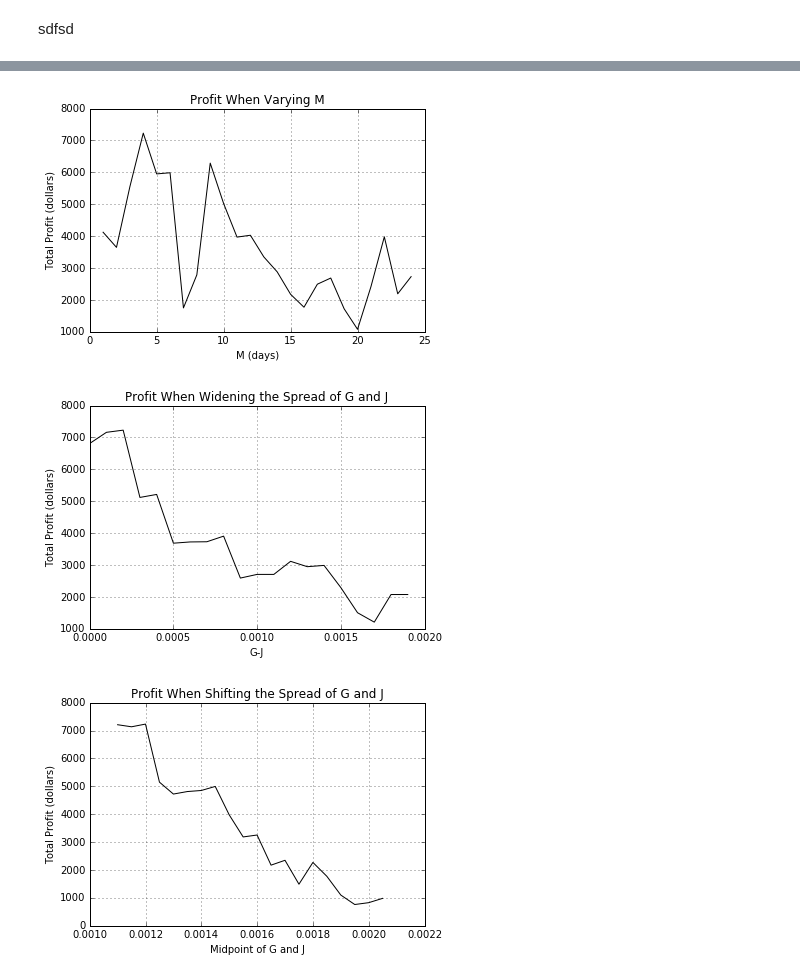
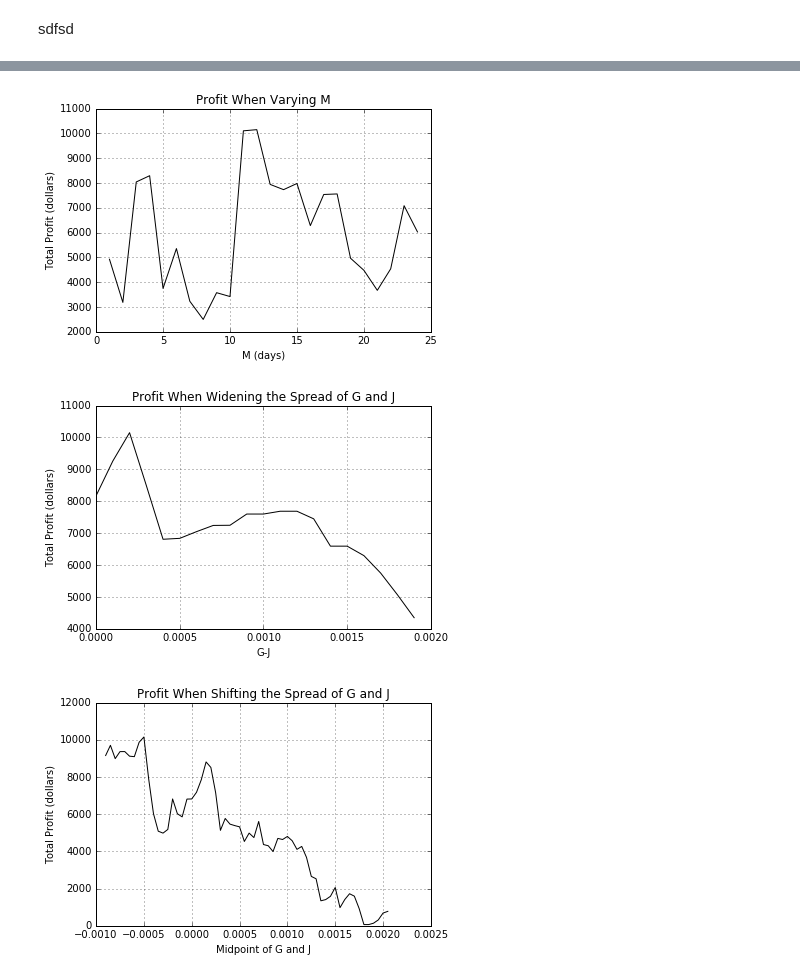
Before and after one commit to mbeven/FINM_2016_SPRING, a Jupyter notebook: FINM 33150/HW2/Michael_Beven_HW2.ipynb, the cells around one changed output, grey strips where cells are left out. Drawn from its saved outputs; the diff is of its cells as text; code cells hidden in the pictures.

```diff
--- a/FINM 33150/HW2/Michael_Beven_HW2.ipynb
+++ b/FINM 33150/HW2/Michael_Beven_HW2.ipynb
@@ -155,6 +187,7 @@ def strat(M,g,j,s,X_code,Y_code,X_close,X_volume,Y_close,Y_volume):
 # %% [markdown]
 sdfsd
 # %%
-M = 4
-df = strat(M,0.0013*M,0.0011*M,0.0001,'GOOG/NYSE_XSD','YAHOO/SMH','GOOG.NYSE_XSD - Close'
+# output
+M = 12
+df = strat(M,-0.0004*M,-0.0006*M,0.0001,'GOOG/NYSE_XSD','YAHOO/SMH','GOOG.NYSE_XSD - Close'
       ,'GOOG.NYSE_XSD - Volume','YAHOO.SMH - Close','YAHOO.SMH - Volume')
@@ -207,28 +260,32 @@ plt.legend([p1,p2,p3],['Entry Point','Exit Point','Stop-Loss Point'],loc='lower
 # %%
+############################################################################
+#4 ANALYSIS
+############################################################################
+
 # check overall profit when varying M. need to make j g and s functions of M
 Perform_M = pd.DataFrame(columns = ['M','Cum_Profit'])
 for M in range(1,25):
-  df = strat(M,0.0013*M,0.0011*M,0.10,'GOOG/NYSE_XSD','YAHOO/SMH','GOOG.NYSE_XSD - Close'
+  df = strat(M,-0.0004*M,-0.0006*M,0.0001,'GOOG/NYSE_XSD','YAHOO/SMH','GOOG.NYSE_XSD - Close'
       ,'GOOG.NYSE_XSD - Volume','YAHOO.SMH - Close','YAHOO.SMH - Volume')
   Perform_M = Perform_M.append(pd.DataFrame([[M,df.Cum_Profit[-1]]],columns=['M','Cum_Profit']),
       ignore_index=True)
 plt.figure(3)
-plt.plot(Perform_M.M,Perform_M.Cum_Profit,color='black') # M=4 looks optimal
+plt.plot(Perform_M.M,Perform_M.Cum_Profit,color='black') # M=12 looks optimal
 plt.title('Profit When Varying M')
 plt.ylabel('Total Profit (dollars)')
 plt.xlabel('M (days)')
 plt.grid()
 # %% [output]
-[figure, old version]
+[figure, new version]
 # %%
 # check overall profit when widening the spread of g and j
 Perform_W = pd.DataFrame(columns = ['W','Cum_Profit'])
-M = 4
+M = 12
 for i in range(0,20):
   i = i/20000
-  G = 0.0012+i
-  J = 0.0012-i
-  df = strat(M,G*M,J*M,0.10,'GOOG/NYSE_XSD','YAHOO/SMH','GOOG.NYSE_XSD - Close'
+  G = -0.0005+i
+  J = -0.0005-i
+  df = strat(M,G*M,J*M,0.0001,'GOOG/NYSE_XSD','YAHOO/SMH','GOOG.NYSE_XSD - Close'
       ,'GOOG.NYSE_XSD - Volume','YAHOO.SMH - Close','YAHOO.SMH - Volume')
   Perform_W = Perform_W.append(pd.DataFrame([[G,J,G-J,df.Cum_Profit[-1]]],columns=['G','J','W','Cum_Profit']),
       ignore_index=True)
@@ -239,16 +296,16 @@ plt.ylabel('Total Profit (dollars)')
 plt.xlabel('G-J')
 plt.grid()
 # %% [output]
-[figure, old version]
+[figure, new version]
 # %%
 # check overall profit when shifting the spread of g and j
 Perform_S = pd.DataFrame(columns = ['G','J','Cum_Profit'])
-M = 4
-for i in range(0,20):
+M = 12
+for i in range(0,60):
   i = i/20000
-  G = 0.0012+i
-  J = 0.001+i
-  df = strat(M,G*M,J*M,0.10,'GOOG/NYSE_XSD','YAHOO/SMH','GOOG.NYSE_XSD - Close'
+  G = -0.0008+i
+  J = -0.0010+i
+  df = strat(M,G*M,J*M,0.0001,'GOOG/NYSE_XSD','YAHOO/SMH','GOOG.NYSE_XSD - Close'
       ,'GOOG.NYSE_XSD - Volume','YAHOO.SMH - Close','YAHOO.SMH - Volume')
   Perform_S = Perform_S.append(pd.DataFrame([[G,J,df.Cum_Profit[-1]]],
                                             columns=['G','J','Cum_Profit']),ignore_index=True)
@@ -259,4 +316,4 @@ plt.ylabel('Total Profit (dollars)')
 plt.xlabel('Midpoint of G and J')
 plt.grid()
 # %% [output]
-[figure, old version]
+[figure, new version]
```
Also changed, not shown: parts of 5 cells of this notebook, 2 other files.
